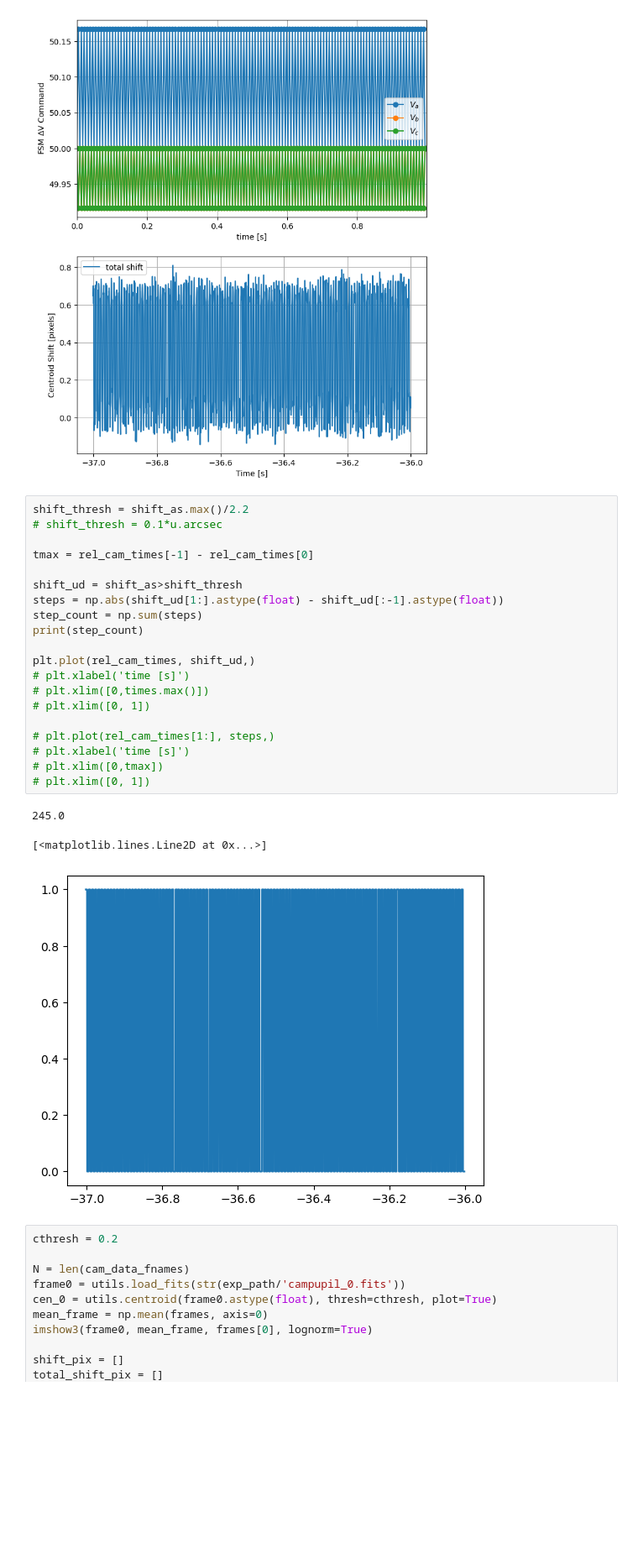
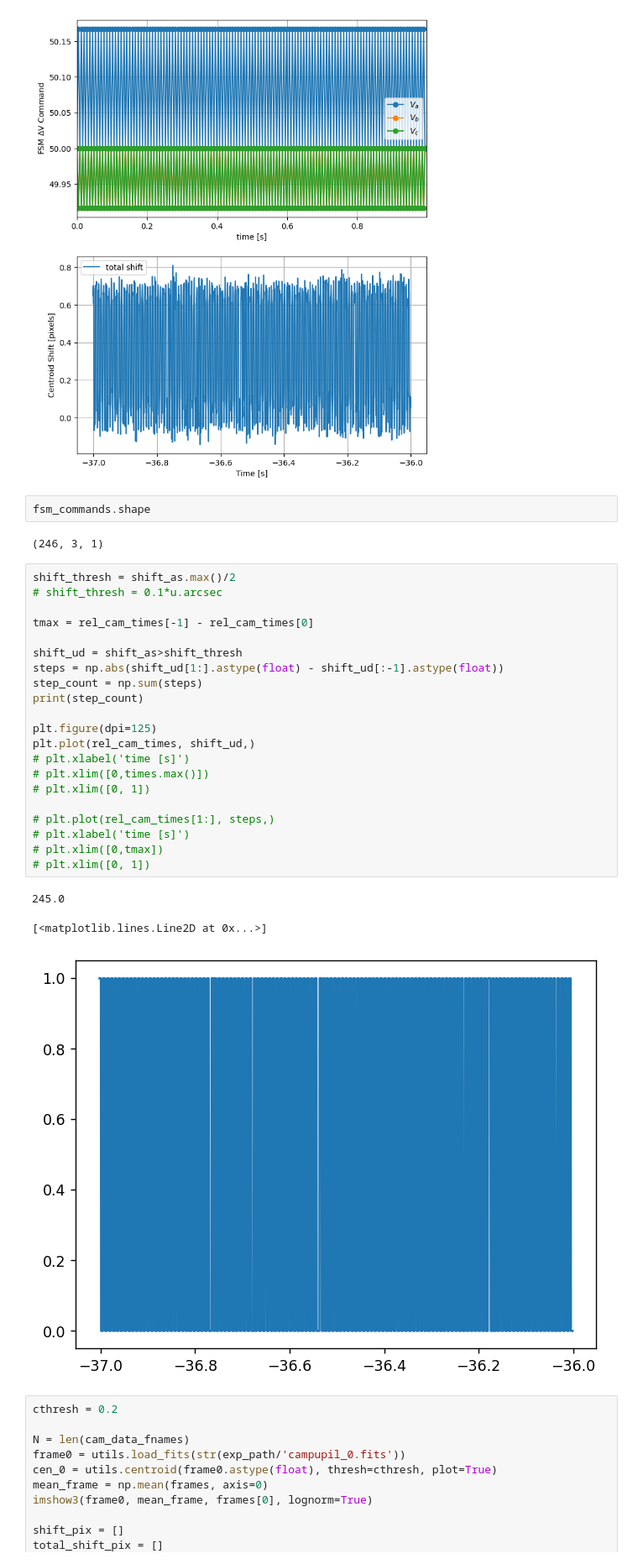
Before and after one commit to nick-lambert/fsm-exps, a Jupyter notebook: test_square_wave.ipynb, the cells around one changed output. Shown: that part at 84% size. Cells and saved outputs as stored; diff of their text form; blank space fills up the shorter version.

```diff
--- a/test_square_wave.ipynb
+++ b/test_square_wave.ipynb
@@ -292,30 +292,35 @@ plt.show()
 [figure]
 [figure]
 [figure]
+# %%
+fsm_commands.shape
+# %% [output]
+(246, 3, 1)
 # %%
-shift_thresh = shift_as.max()/2.2
+shift_thresh = shift_as.max()/2
 # shift_thresh = 0.1*u.arcsec
 
 tmax = rel_cam_times[-1] - rel_cam_times[0]
 
 shift_ud = shift_as>shift_thresh
 steps = np.abs(shift_ud[1:].astype(float) - shift_ud[:-1].astype(float))
 step_count = np.sum(steps)
 print(step_count)
 
+plt.figure(dpi=125)
 plt.plot(rel_cam_times, shift_ud,)
 # plt.xlabel('time [s]')
 # plt.xlim([0,times.max()])
 # plt.xlim([0, 1])
 
 # plt.plot(rel_cam_times[1:], steps,)
 # plt.xlabel('time [s]')
 # plt.xlim([0,tmax])
 # plt.xlim([0, 1])
 # %% [output]
 245.0
 [<matplotlib.lines.Line2D at 0x...>]
-[figure, old version]
+[figure, new version]
 # %%
 cthresh = 0.2
 
```
